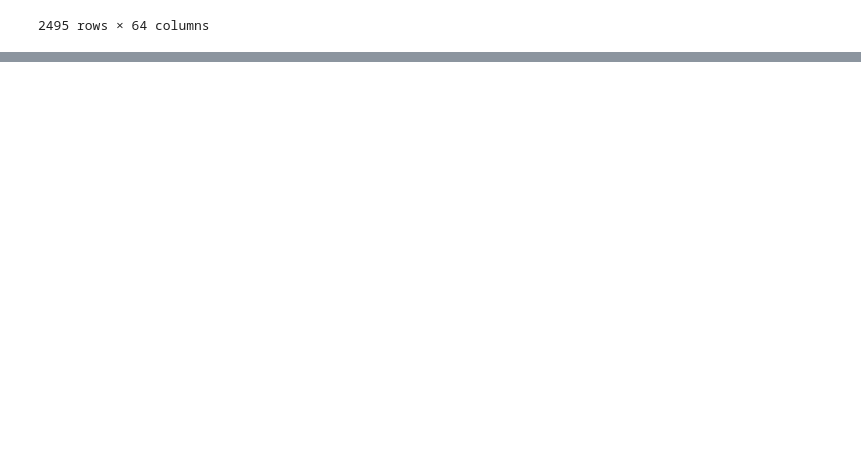
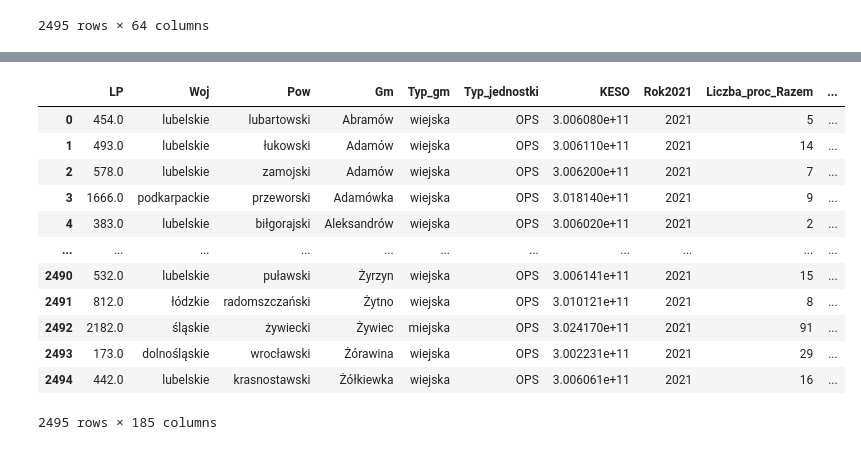
Before and after one commit to Francho03/Praca-licencjacka, a Jupyter notebook: Niebieska_karta2020_2014.ipynb, the cells around one changed output, grey strips where cells are left out. Saved outputs shown, nothing was run; the diff lists cells and outputs as text; code cells hidden in the pictures; blank space fills up the shorter version.

```diff
--- a/Niebieska_karta2020_2014.ipynb
+++ b/Niebieska_karta2020_2014.ipynb
@@ -304,0 +436,10 @@ merged_data
+# %%
+Sprawozdanie_przemoc_2021=pd.read_excel("/content/drive/MyDrive/przemoc-domowa/Sprawozdanie przemoc_2021.xlsx", sheet_name="Część 10",skiprows=15, na_values=['-', 'X'], header=None,names=column_names_2021)
+
+Sprawozdanie_przemoc_2021['Rok']=2021
+
+# Sprawozdanie_przemoc_2021=Sprawozdanie_przemoc_2021[Sprawozdanie_przemoc_2021["Woj"].notna()]
+# Sprawozdanie_przemoc_2021= Sprawozdanie_przemoc_2021[Sprawozdanie_przemoc_2021["Pow"].notna()]
+
+Sprawozdanie_przemoc_2021= Sprawozdanie_przemoc_2021.iloc[:, [3,6,127]+list(range(7,127))]
+Sprawozdanie_przemoc_2021
@@ -305,2 +460,24 @@ merged_data
+# %%
+merged_with_2021=merged_data
+merged_with_2021= pd.merge(merged_data, Sprawozdanie_przemoc_2021, on=merge_columns, how='outer', suffixes=('', '2021'))
+merged_with_2021= merged_with_2021.iloc[:, [0,1,2,3,4,5,6]+list(range(64,185))+list(range(7,64))]
+merged_with_2021=merged_with_2021[merged_with_2021["Woj"].notna()]
+merged_with_2021=merged_with_2021[merged_with_2021["Pow"].notna()]
+merged_with_2021=merged_with_2021[merged_with_2021["Gm"].notna()]
+merged_with_2021
+# %% [output]
+|  | LP | Woj | Pow | Gm | Typ_gm | Typ_jednostki | KESO | Rok2021 | Liczba_proc_Razem | ... |
+| 0 | 454.0 | lubelskie | lubartowski | Abramów | wiejska | OPS | 3.006080e+11 | 2021 | 5 | ... |
+| 1 | 493.0 | lubelskie | łukowski | Adamów | wiejska | OPS | 3.006110e+11 | 2021 | 14 | ... |
+| 2 | 578.0 | lubelskie | zamojski | Adamów | wiejska | OPS | 3.006200e+11 | 2021 | 7 | ... |
+| 3 | 1666.0 | podkarpackie | przeworski | Adamówka | wiejska | OPS | 3.018140e+11 | 2021 | 9 | ... |
+| 4 | 383.0 | lubelskie | biłgorajski | Aleksandrów | wiejska | OPS | 3.006020e+11 | 2021 | 2 | ... |
+| ... | ... | ... | ... | ... | ... | ... | ... | ... | ... | ... |
+| 2490 | 532.0 | lubelskie | puławski | Żyrzyn | wiejska | OPS | 3.006141e+11 | 2021 | 15 | ... |
+| 2491 | 812.0 | łódzkie | radomszczański | Żytno | wiejska | OPS | 3.010121e+11 | 2021 | 8 | ... |
+| 2492 | 2182.0 | śląskie | żywiecki | Żywiec | miejska | OPS | 3.024170e+11 | 2021 | 91 | ... |
+| 2493 | 173.0 | dolnośląskie | wrocławski | Żórawina | wiejska | OPS | 3.002231e+11 | 2021 | 29 | ... |
+| 2494 | 442.0 | lubelskie | krasnostawski | Żółkiewka | wiejska | OPS | 3.006061e+11 | 2021 | 16 | ... |
+2495 rows × 185 columns
 # %%
 with pd.ExcelWriter('merged_data.xlsx') as writer:
```
Also changed, not shown: parts of 6 cells of this notebook.
